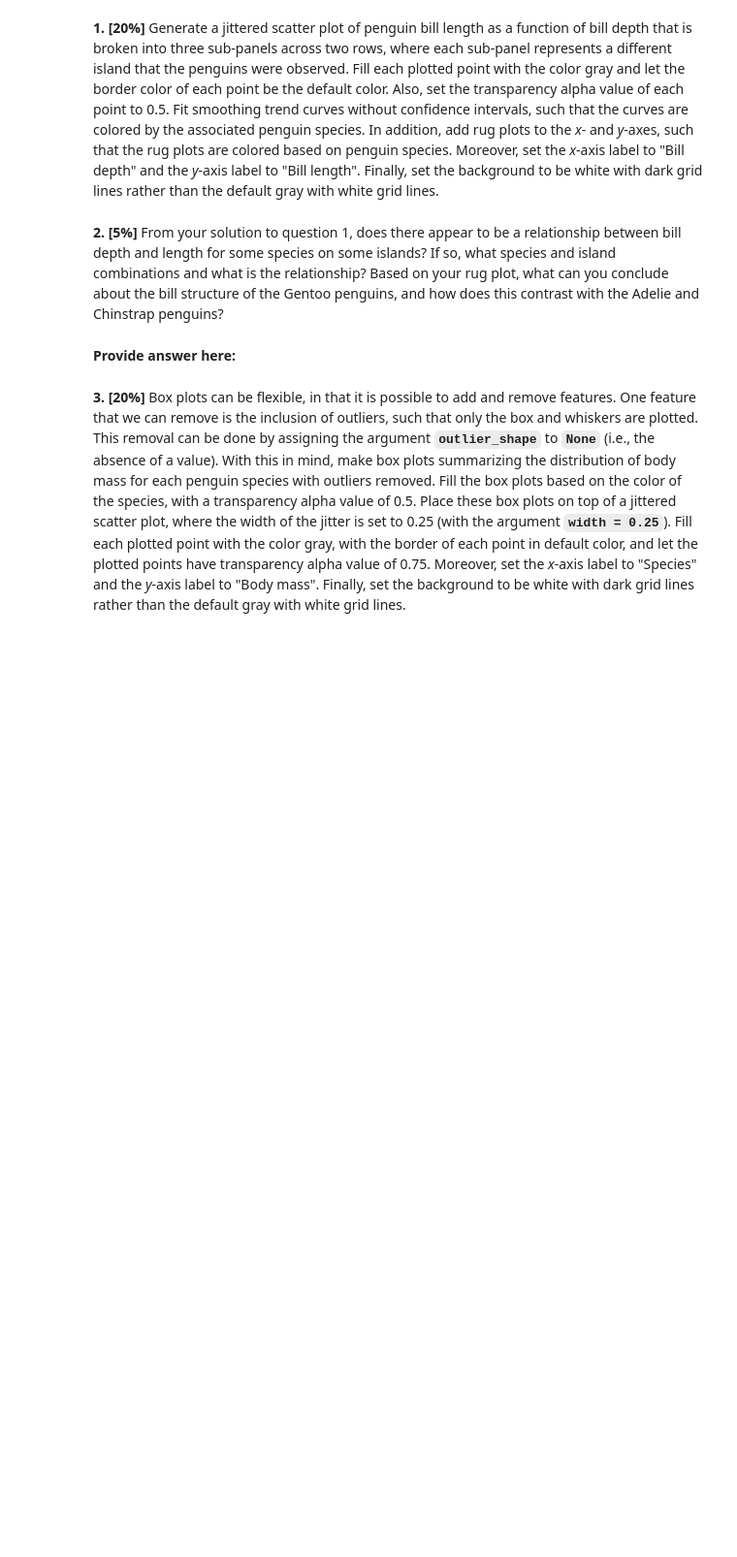
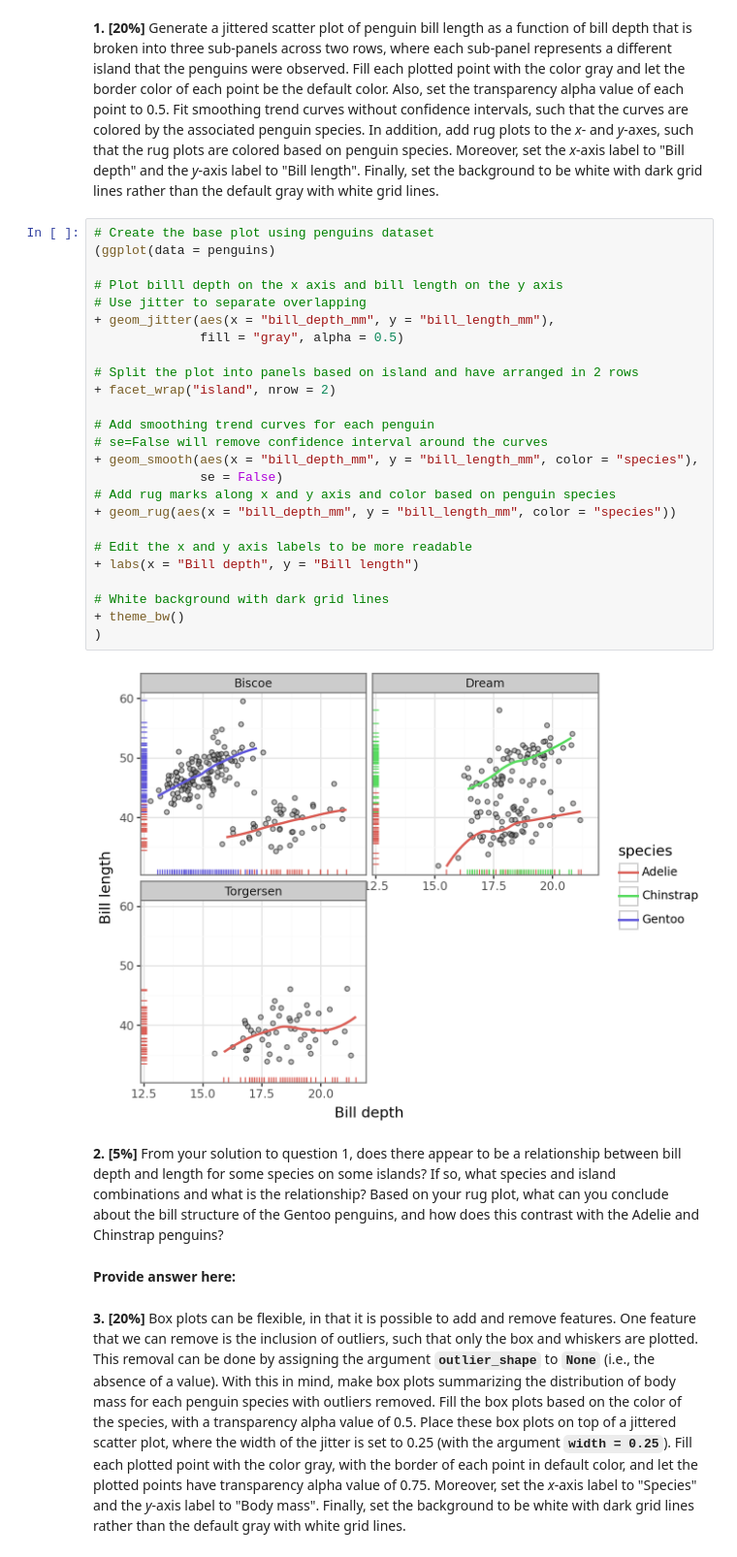
Before and after one commit to vparra9/palmer-penguins-data-analysis, a Jupyter notebook: Assignment1.ipynb, the cells around one changed output. Shown at 97% size. Drawn from its saved outputs; the diff is of its cells as text; blank space fills up the shorter version.

Commit message:
Add bill depth and length visualization by species and island.

```diff
--- a/Assignment1.ipynb
+++ b/Assignment1.ipynb
@@ -49,6 +66,33 @@ An image depicting bill length and depth can be found below [[source](https://al
 ![bill_length_and_depth.png](embedded-picture-1)
 # %% [markdown]
 **1. [20%]** Generate a jittered scatter plot of penguin bill length as a function of bill depth that is broken into three sub-panels across two rows, where each sub-panel represents a different island that the penguins were observed. Fill each plotted point with the color gray and let the border color of each point be the default color. Also, set the transparency alpha value of each point to 0.5. Fit smoothing trend curves without confidence intervals, such that the curves are colored by the associated penguin species. In addition, add rug plots to the *x*- and *y*-axes, such that the rug plots are colored based on penguin species. Moreover, set the *x*-axis label to "Bill depth" and the *y*-axis label to "Bill length". Finally, set the background to be white with dark grid lines rather than the default gray with white grid lines.
+# %%
+# Create the base plot using penguins dataset
+(ggplot(data = penguins)
+
+# Plot billl depth on the x axis and bill length on the y axis
+# Use jitter to separate overlapping
++ geom_jitter(aes(x = "bill_depth_mm", y = "bill_length_mm"),
+              fill = "gray", alpha = 0.5)
+
+# Split the plot into panels based on island and have arranged in 2 rows
++ facet_wrap("island", nrow = 2)
+
+# Add smoothing trend curves for each penguin
+# se=False will remove confidence interval around the curves
++ geom_smooth(aes(x = "bill_depth_mm", y = "bill_length_mm", color = "species"),
+              se = False)
+# Add rug marks along x and y axis and color based on penguin species
++ geom_rug(aes(x = "bill_depth_mm", y = "bill_length_mm", color = "species"))
+
+# Edit the x and y axis labels to be more readable
++ labs(x = "Bill depth", y = "Bill length")
+
+# White background with dark grid lines
++ theme_bw()
+)
+# %% [output]
+[figure, added]
 # %% [markdown]
 **2. [5%]** From your solution to question 1, does there appear to be a relationship between bill depth and length for some species on some islands? If so, what species and island combinations and what is the relationship? Based on your rug plot, what can you conclude about the bill structure of the Gentoo penguins, and how does this contrast with the Adelie and Chinstrap penguins?
 # %% [markdown]
```
Also changed, not shown: parts of 2 cells of this notebook.
